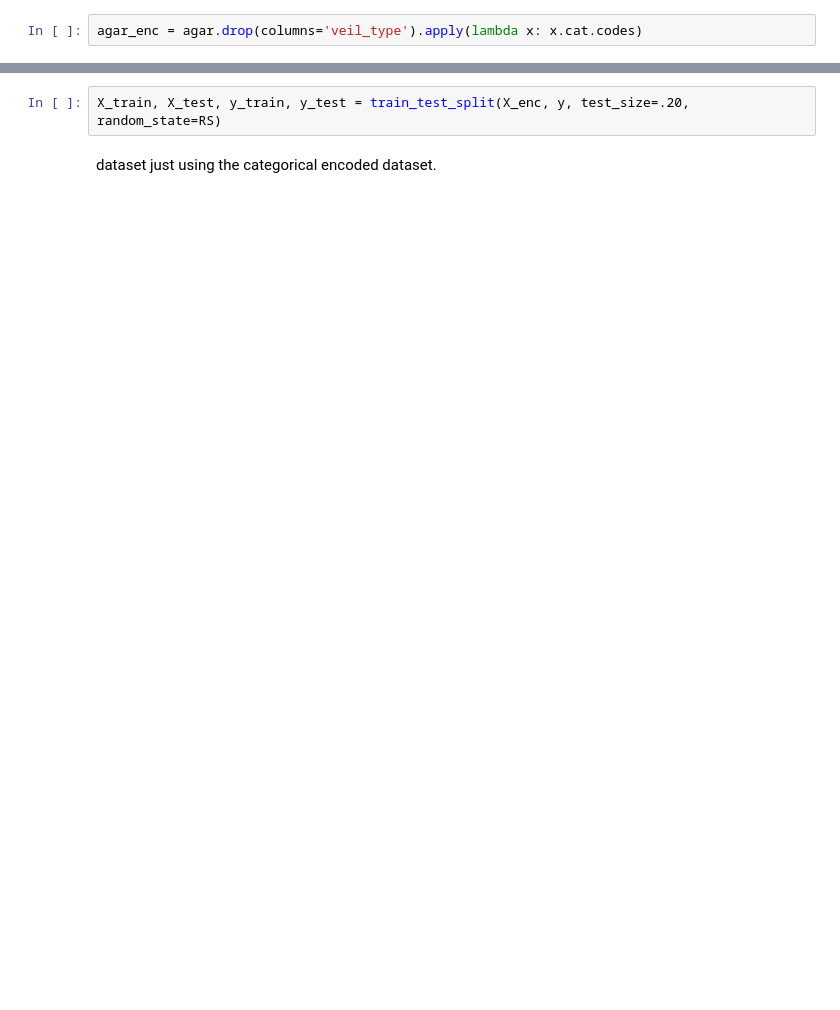
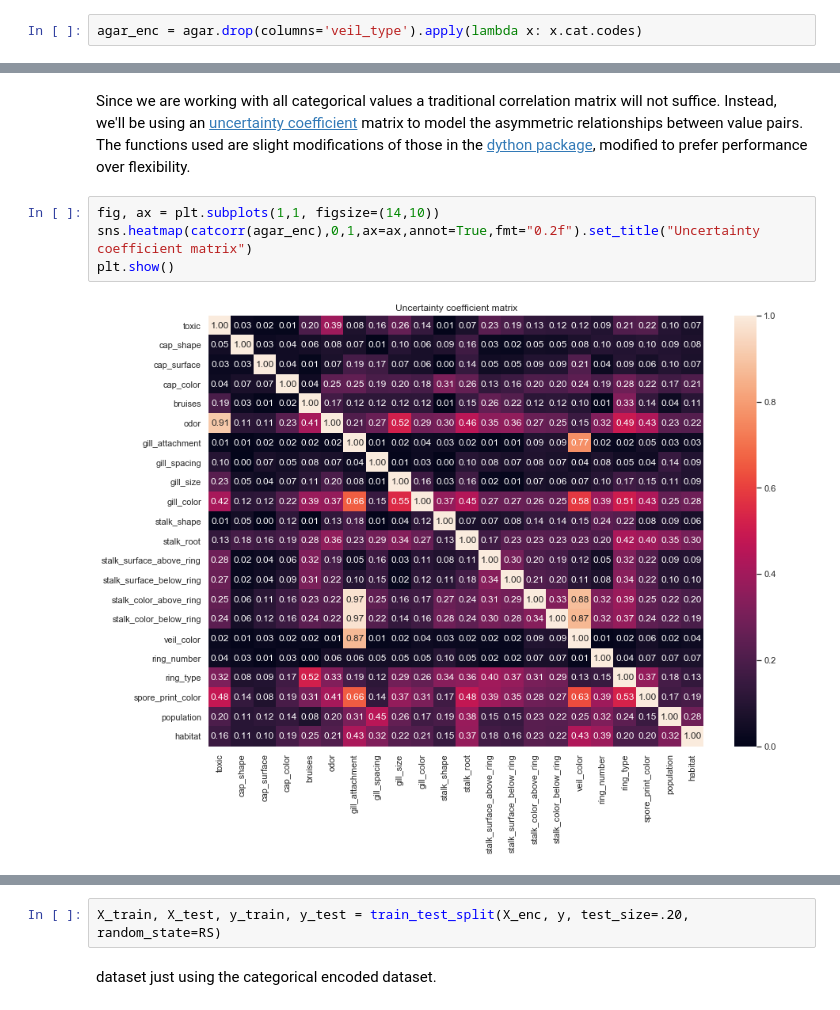
Before and after one commit to Rypo/notebooks, a Jupyter notebook: 7_xgboost_rf_agaricus.ipynb, the cells around one changed output, grey strips where cells are left out. Cells and saved outputs as stored; diff of their text form; blank space fills up the shorter version.

```diff
--- a/7_xgboost_rf_agaricus.ipynb
+++ b/7_xgboost_rf_agaricus.ipynb
@@ -189,0 +274,8 @@ agar_enc.drop(columns='toxicity').corrwith(agar_enc.toxicity).sort_values().plot
+# %% [markdown]
+Since we are working with all categorical values a traditional correlation matrix will not suffice. Instead, we'll be using an [uncertainty coefficient](https://en.wikipedia.org/wiki/Uncertainty_coefficient) matrix to model the asymmetric relationships between value pairs. The functions used are slight modifications of those in the [dython package](https://github.com/shakedzy/dython), modified to prefer performance over flexibility.
+# %%
+fig, ax = plt.subplots(1,1, figsize=(14,10))
+sns.heatmap(catcorr(agar_enc),0,1,ax=ax,annot=True,fmt="0.2f").set_title("Uncertainty coefficient matrix")
+plt.show()
+# %% [output]
+[figure, added]
```
Also changed, not shown: parts of 29 cells of this notebook.
